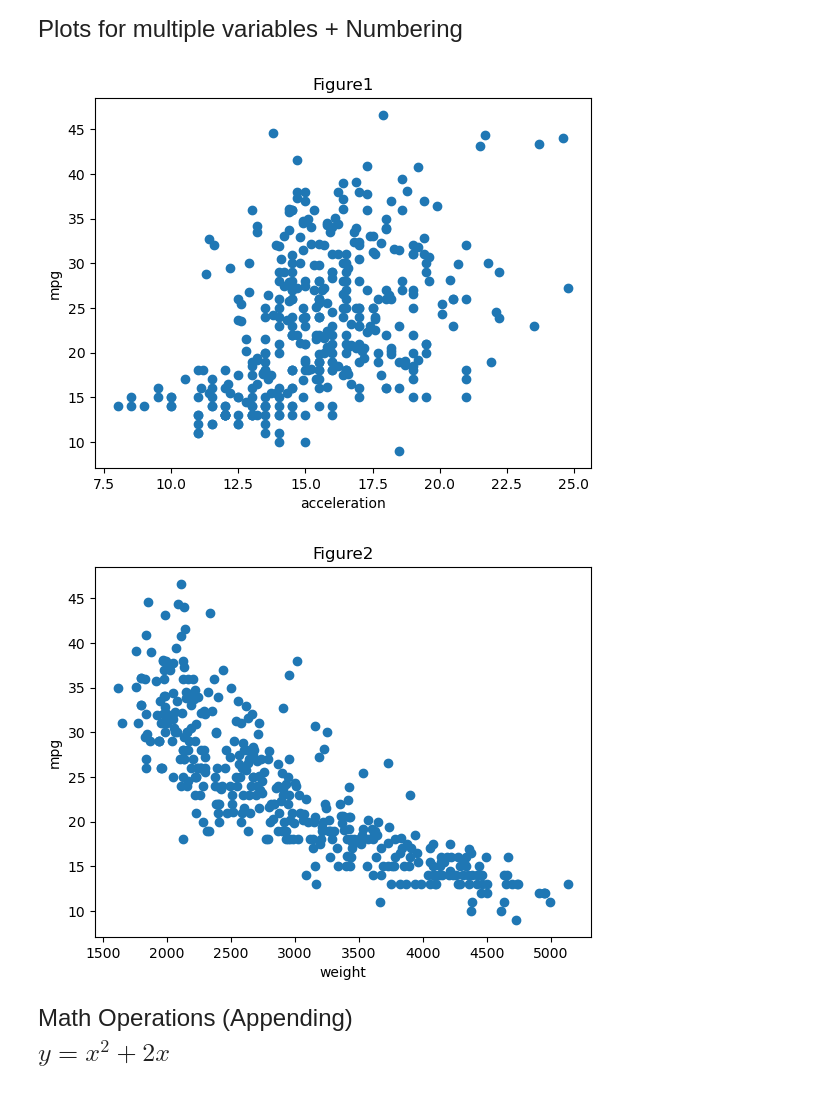
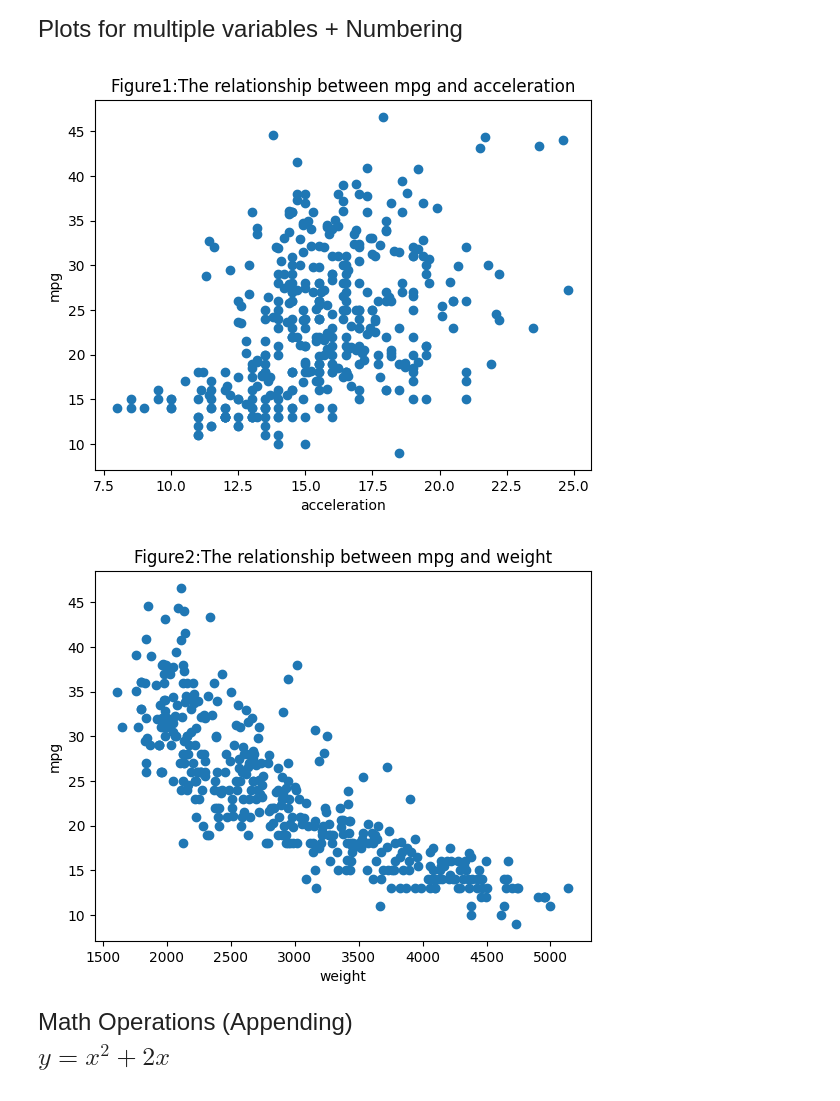
Before and after one commit to alejandrosanchezbecerra/qtm151spring2023, a Jupyter notebook: Lecture 05/Lecture5(personaln notes).ipynb, the cells around one changed output. Saved outputs shown, nothing was run; the diff lists cells and outputs as text; code cells hidden in the pictures.

```diff
--- a/Lecture 05/Lecture5(personaln notes).ipynb
+++ b/Lecture 05/Lecture5(personaln notes).ipynb
@@ -236,18 +260,18 @@ Plots for multiple variables + Numbering
 # %%
 carfeatures = pd.read_csv("data/features.csv")
 list_vars   = ["acceleration","weight"]
 
 index = 1
 for variable_name in list_vars:
     plt.scatter(x= carfeatures[variable_name], y = carfeatures["mpg"])
     plt.ylabel("mpg")
     plt.xlabel(variable_name)
-    plt.title("Figure" + str(index))
+    plt.title("Figure" + str(index) + ":The relationship between mpg and " + str(variable_name))
     plt.show()
     index = index + 1
 # %% [output]
-[figure, old version]
+[figure, new version]
-[figure, old version]
+[figure, new version]
 # %% [markdown]
 <font size = "5">
 
```
Also changed, not shown: parts of 11 cells of this notebook, 1 other file.
